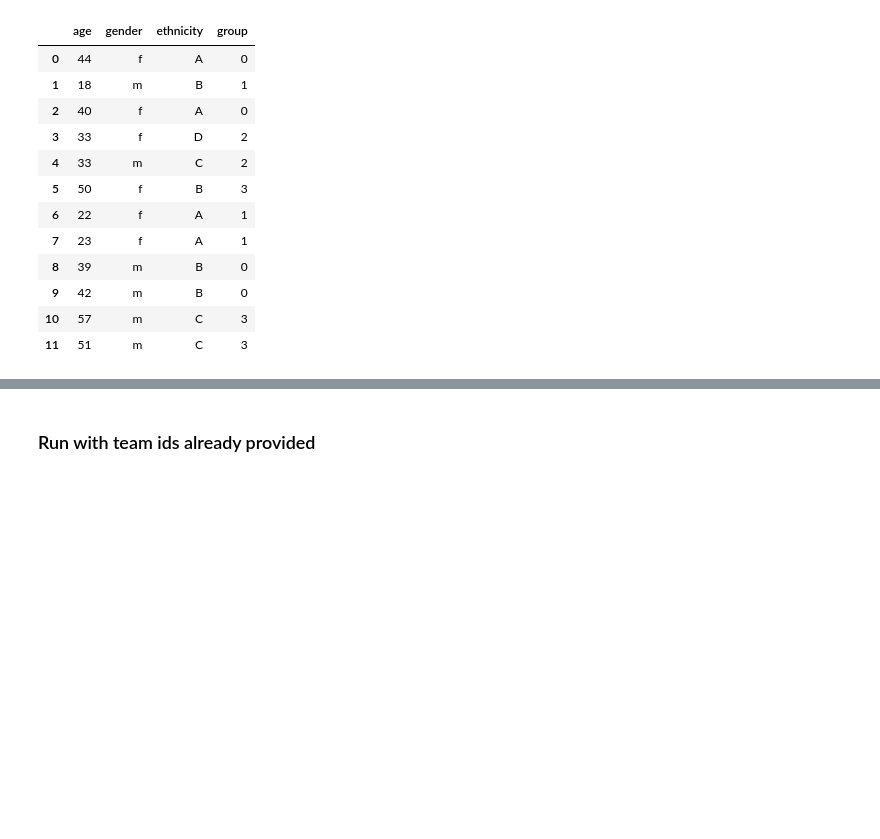
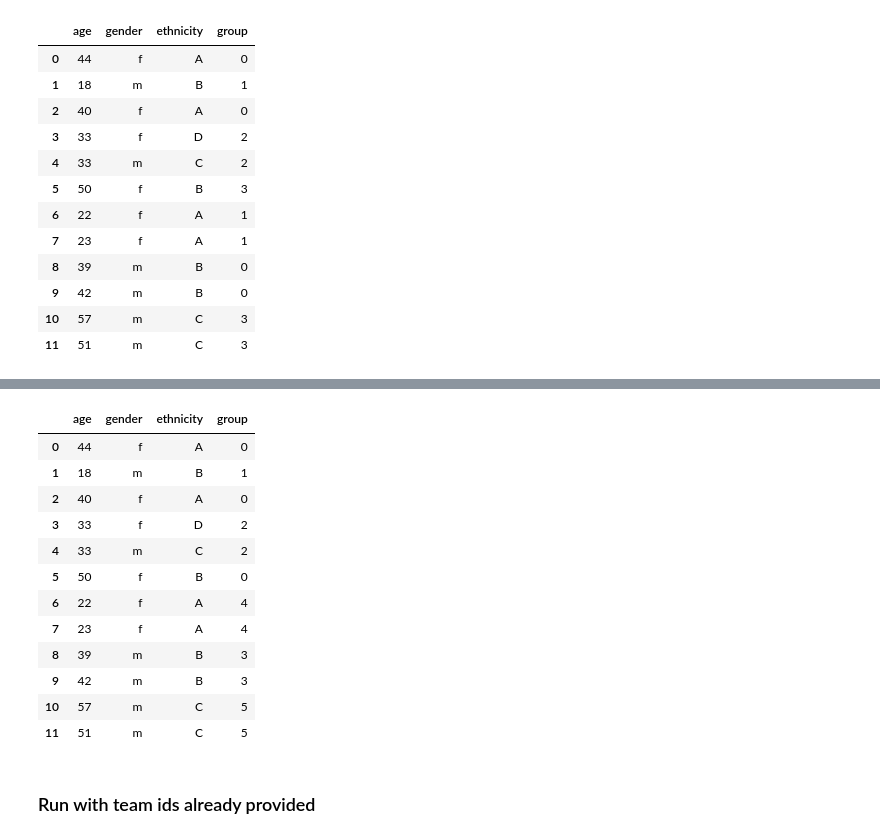
Before and after one commit to bryaneadams/faultiness, a Jupyter notebook: test_run.ipynb, the cells around one changed output, grey strips where cells are left out. Saved outputs shown, nothing was run; the diff lists cells and outputs as text; code cells hidden in the pictures; blank space fills up the shorter version.

```diff
--- a/test_run.ipynb
+++ b/test_run.ipynb
@@ -72,0 +93,3 @@ df
+# %%
+results = asw_cluster.fit(t_df, 6, quiet=False, return_type='df')
+results
@@ -73,3 +109,20 @@ df
+# %%
+df['group'] = results['optimal_assignment'][0]
+df
+# %% [output]
+|  | age | gender | ethnicity | group |
+| 0 | 44 | f | A | 0 |
+| 1 | 18 | m | B | 1 |
+| 2 | 40 | f | A | 0 |
+| 3 | 33 | f | D | 2 |
+| 4 | 33 | m | C | 2 |
+| 5 | 50 | f | B | 0 |
+| 6 | 22 | f | A | 4 |
+| 7 | 23 | f | A | 4 |
+| 8 | 39 | m | B | 3 |
+| 9 | 42 | m | B | 3 |
+| 10 | 57 | m | C | 5 |
+| 11 | 51 | m | C | 5 |
 # %% [markdown]
 ### Run with team ids already provided
 # %%
```
Also changed, not shown: parts of 4 cells of this notebook, 1 other file.
